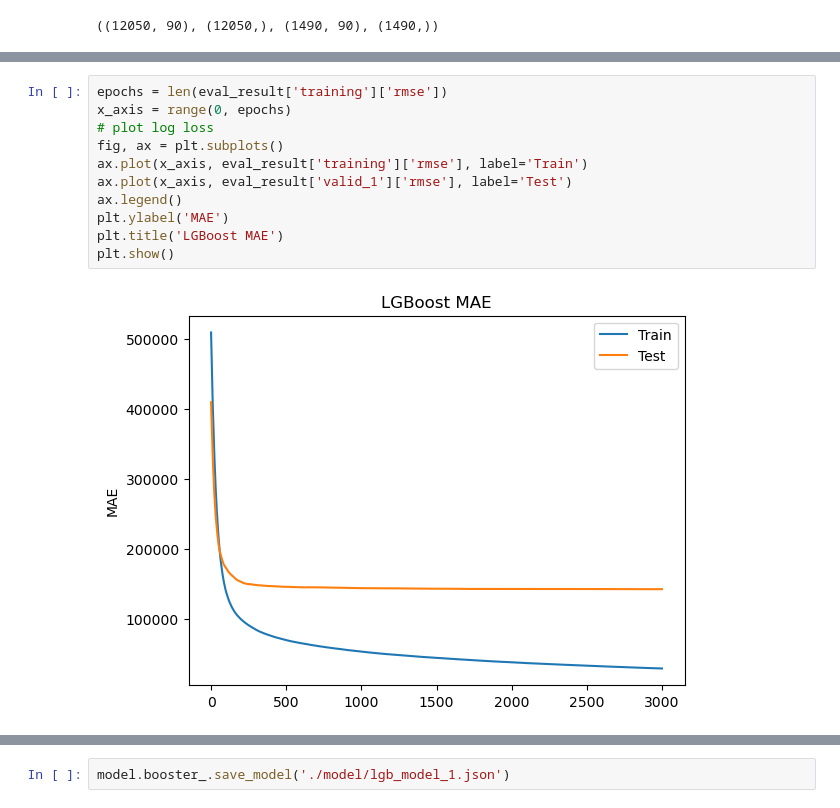
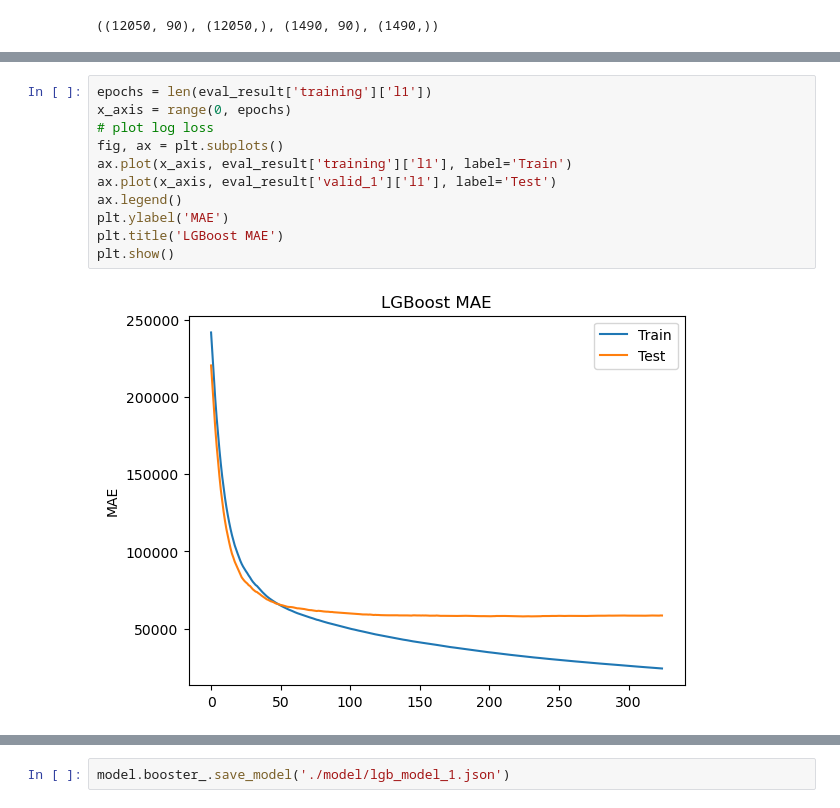
Before and after one commit to Raffozor/RomeHousePrice, a Jupyter notebook: notebooks/model_tuning_1.ipynb, the cells around one changed output, grey strips where cells are left out. Saved outputs shown, nothing was run; the diff lists cells and outputs as text.

```diff
--- a/notebooks/model_tuning_1.ipynb
+++ b/notebooks/model_tuning_1.ipynb
@@ -135,13 +110,13 @@ odict_keys(['rmse'])
 # %%
-epochs = len(eval_result['training']['rmse'])
+epochs = len(eval_result['training']['l1'])
 x_axis = range(0, epochs)
 # plot log loss
 fig, ax = plt.subplots()
-ax.plot(x_axis, eval_result['training']['rmse'], label='Train')
-ax.plot(x_axis, eval_result['valid_1']['rmse'], label='Test')
+ax.plot(x_axis, eval_result['training']['l1'], label='Train')
+ax.plot(x_axis, eval_result['valid_1']['l1'], label='Test')
 ax.legend()
 plt.ylabel('MAE')
 plt.title('LGBoost MAE')
 plt.show()
 # %% [output]
-[figure, old version]
+[figure, new version]
```
Also changed, not shown: parts of 25 cells of this notebook, 8 other files.
